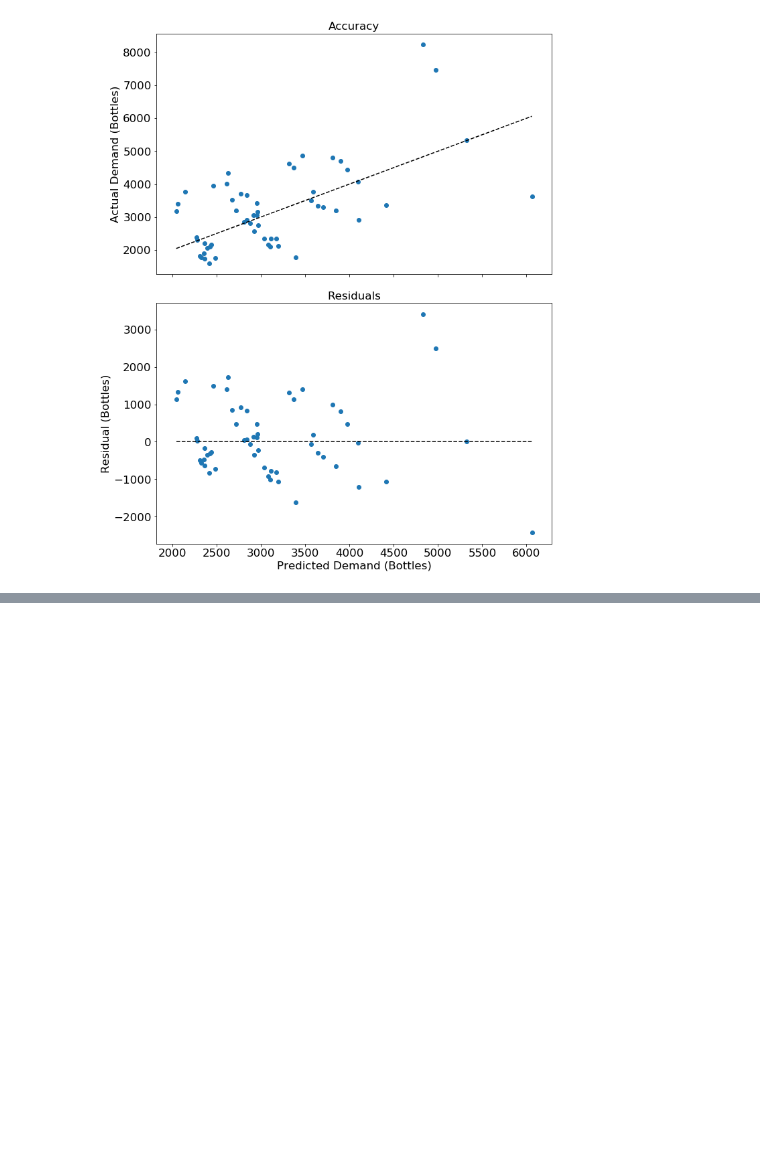
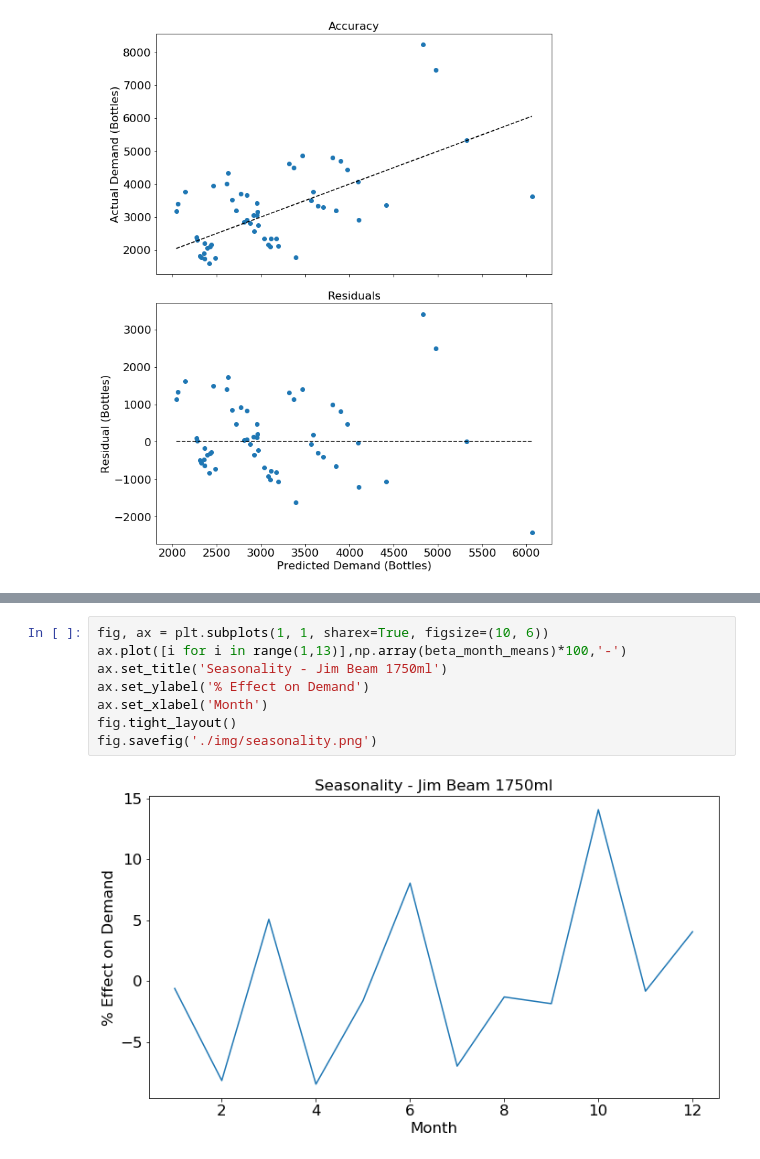
Before and after one commit to bulentarslan/drink-worthy-data, a Jupyter notebook: drink-worthy-data.ipynb, the cells around one changed output, grey strips where cells are left out. Cells and saved outputs as stored; diff of their text form; blank space fills up the shorter version.

```diff
--- a/drink-worthy-data.ipynb
+++ b/drink-worthy-data.ipynb
@@ -326,0 +369,10 @@ fig.savefig('img/residuals_distribution.png')
+# %%
+fig, ax = plt.subplots(1, 1, sharex=True, figsize=(10, 6))
+ax.plot([i for i in range(1,13)],np.array(beta_month_means)*100,'-')
+ax.set_title('Seasonality - Jim Beam 1750ml')
+ax.set_ylabel('% Effect on Demand')
+ax.set_xlabel('Month')
+fig.tight_layout()
+fig.savefig('./img/seasonality.png')
+# %% [output]
+[figure, added]
```
Also changed, not shown: parts of 7 cells of this notebook, 5 other files.
